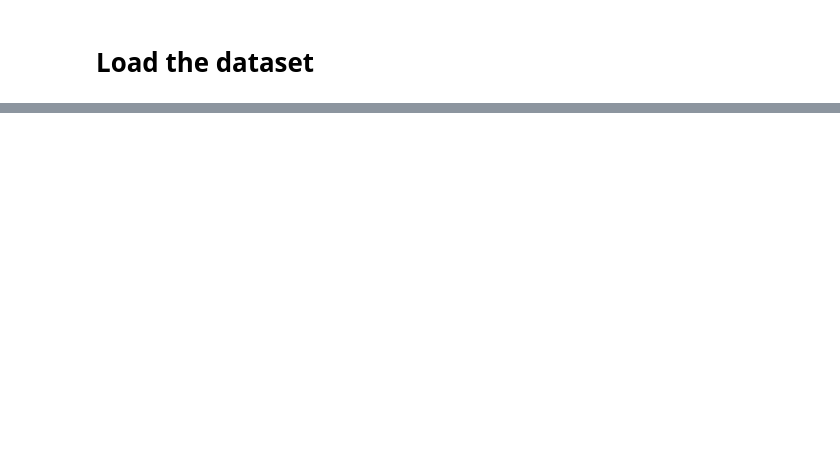
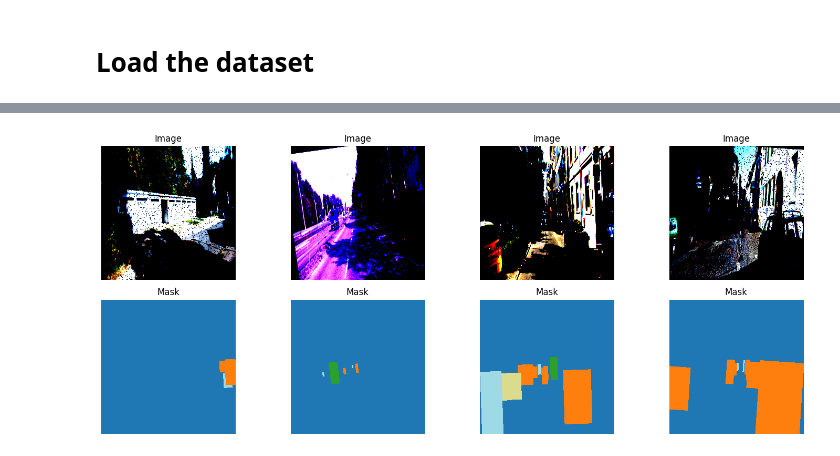
Before and after one commit to sadhiin/unet-image-segmentation, a Jupyter notebook: kitti-CrossE.ipynb, the cells around one changed output, grey strips where cells are left out. Cells and saved outputs as stored; diff of their text form; code cells hidden in the pictures; blank space fills up the shorter version.

Commit message:
kitti notebook added

```diff
--- a/kitti-CrossE.ipynb
+++ b/kitti-CrossE.ipynb
@@ -42,0 +5,17 @@ AxisError: axis 2 is out of bounds for array of dimension 2
+# %%
+base_path = 'data'  # base path of where the kitti dataset is stored
+from datasets.kitti import create_kitti_dataloaders
+
+# Load the data
+train_loader, val_loader, test_loader = create_kitti_dataloaders(
+    base_path=base_path,
+    batch_size=8,
+    num_workers=4
+)
+# %%
+# Get a batch of data
+images, masks = next(iter(train_loader))
+
+# Print image and mask size
+print(f"Image size: {images.size()}")
+print(f"Mask size: {masks.size()}")
@@ -42,0 +25,68 @@ AxisError: axis 2 is out of bounds for array of dimension 2
+# %%
+import matplotlib.pyplot as plt
+import numpy as np
+
+KITTI_CLASSES = {
+    0: 'Background',
+    1: 'Car',
+    2: 'Van',
+    3: 'Truck',
+    4: 'Pedestrian',
+    5: 'Person_sitting',
+    6: 'Cyclist',
+    7: 'Tram',
+    8: 'Misc',
+    9: 'DontCare'
+}
+
+# Define a color palette for each class (in RGB format)
+COLOR_PALETTE = {
+    0: (0, 0, 0),        # Background: Black
+    1: (255, 0, 0),      # Car: Red
+    2: (255, 255, 0),    # Van: Yellow
+    3: (255, 255, 255),  # Truck: White
+    4: (0, 255, 255),    # Pedestrian: Cyan
+    5: (0, 255, 0),      # Person_sitting: Green
+    6: (0, 128, 255),    # Cyclist: Light Blue
+    7: (128, 0, 0),      # Tram: Dark Red
+    8: (128, 128, 128),  # Misc: Gray
+    9: (255, 128, 0)     # DontCare: Orange
+}
+
+# Function to create a colormap legend
+def plot_colormap_legend():
+    fig, ax = plt.subplots(figsize=(10, 2))
+    for idx, (class_id, class_name) in enumerate(KITTI_CLASSES.items()):
+        color = [x/255 for x in COLOR_PALETTE[class_id]]  # Convert RGB to matplotlib format
+        ax.add_patch(plt.Rectangle((idx, 0), 1, 1, facecolor=color))
+        ax.text(idx + 0.5, -0.1, class_name, ha='center', va='top', rotation=45)
+    ax.set_xlim(0, len(KITTI_CLASSES))
+    ax.set_ylim(-0.5, 1.5)
+    ax.axis('off')
+    plt.title('KITTI Classes Color Map')
+    plt.tight_layout()
+    plt.show()
+
+
+# Function to plot images and masks
+def plot_images_and_masks(images, masks, n_samples=4):
+    fig, axes = plt.subplots(2, n_samples, figsize=(15, 6))
+    for i in range(n_samples):
+        # Plot image
+        img = images[i].permute(1, 2, 0).numpy()
+        axes[0, i].imshow(img)
+        axes[0, i].axis('off')
+        axes[0, i].set_title('Image')
+
+        # Plot mask
+        mask = masks[i].numpy()
+        axes[1, i].imshow(mask, cmap='tab20')
+        axes[1, i].axis('off')
+        axes[1, i].set_title('Mask')
+
+    plt.tight_layout()
+    plt.show()
+
+# Plot the first batch
+plot_images_and_masks(images, masks)
+# %% [output]
@@ -42,0 +97 @@ AxisError: axis 2 is out of bounds for array of dimension 2
+[figure, added]
```
Also changed, not shown: parts of 17 cells of this notebook, 3 other files.
